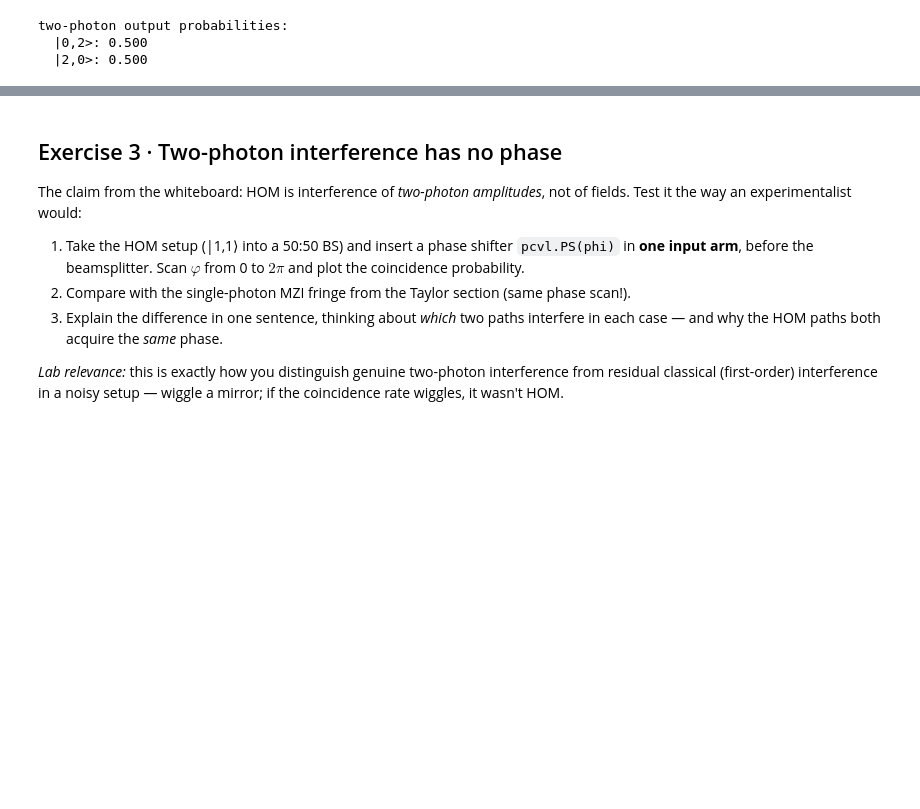
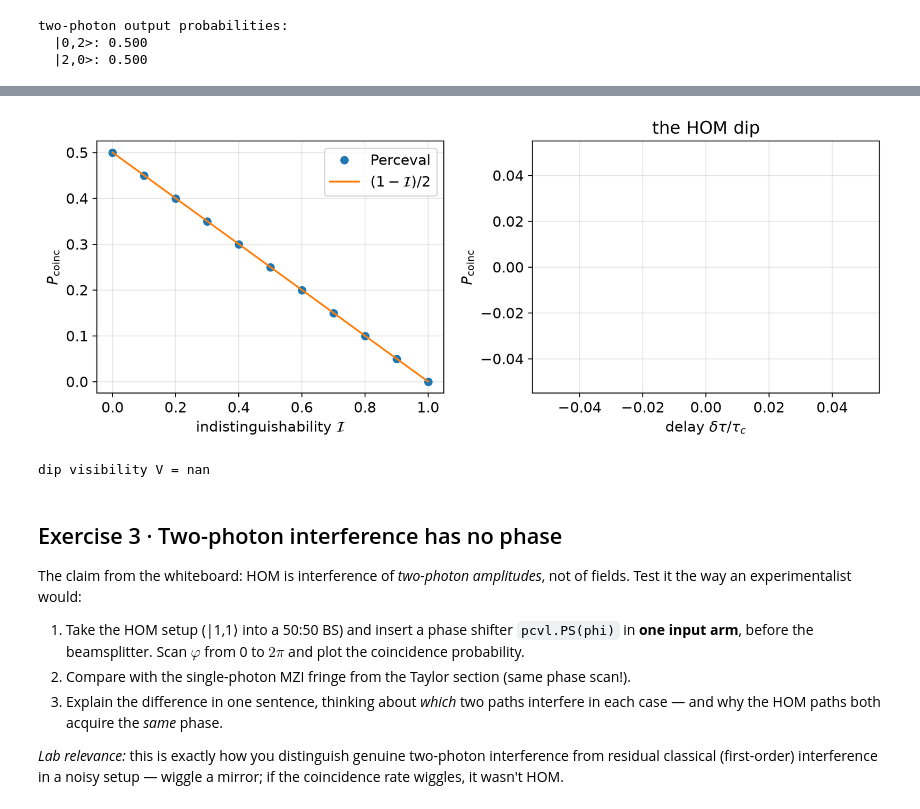
Before and after one commit to laserlab/CountingPhotons, a Jupyter notebook: lectures/05_Lab_HOM_Interference.ipynb, the cells around one changed output, grey strips where cells are left out. Cells and saved outputs as stored; diff of their text form; code cells hidden in the pictures; blank space fills up the shorter version.

```diff
--- a/lectures/05_Lab_HOM_Interference.ipynb
+++ b/lectures/05_Lab_HOM_Interference.ipynb
@@ -210,6 +262,43 @@ sketches.hom_dip_setup()
 # %%
 # YOUR CODE HERE - Exercise 2
-indistinguishability_values = np.linspace(0, 1, 11)
+# Part 1 (wired): coincidences vs indistinguishability via the noise model.
+I_values = np.linspace(0, 1, 11)
+circuit = pcvl.Circuit(2) // pcvl.BS()
+p_coinc = []
+for I in I_values:
+    proc = pcvl.Processor("SLOS", circuit,
+                          noise=pcvl.NoiseModel(indistinguishability=I))
+    proc.with_input(pcvl.BasicState([1, 1]))
+    proc.min_detected_photons_filter(2)
+    res = pcvl.algorithm.Sampler(proc).probs()["results"]
+    p_coinc.append(sum(p for st, p in res.items()
+                       if st[0] == 1 and st[1] == 1))
+p_coinc = np.array(p_coinc)
+
+# Part 2 - your input: the Gaussian mapping I(delta_tau) from the text.
+delay = np.linspace(-3, 3, 61)                # delta_tau / tau_c
+I_of_delay = np.full_like(delay, np.nan)      # <-- replace the NaNs
+p_dip = np.interp(I_of_delay, I_values, p_coinc)
+
+fig, (ax1, ax2) = plt.subplots(1, 2, figsize=(10, 4))
+ax1.plot(I_values, p_coinc, "o", label="Perceval")
+ax1.plot(I_values, (1 - I_values) / 2, "-", label=r"$(1-\mathcal{I})/2$")
+ax1.set_xlabel(r"indistinguishability $\mathcal{I}$")
+ax1.set_ylabel(r"$P_{\rm coinc}$")
+ax1.legend()
+ax2.plot(delay, p_dip, "-")
+ax2.set_xlabel(r"delay $\delta\tau / \tau_c$")
+ax2.set_ylabel(r"$P_{\rm coinc}$")
+ax2.set_title("the HOM dip")
+plt.tight_layout()
+plt.show()
+
+# Part 3 (wired): the visibility of your dip.
+V = (np.nanmax(p_dip) - np.nanmin(p_dip)) / np.nanmax(p_dip)
+print(f"dip visibility V = {V:.3f}")
+# %% [output]
+[figure, added]
+dip visibility V = nan
 # %% [markdown]
 ## Exercise 3 · Two-photon interference has no phase
 
```
Also changed, not shown: parts of 12 cells of this notebook, 9 other files.
